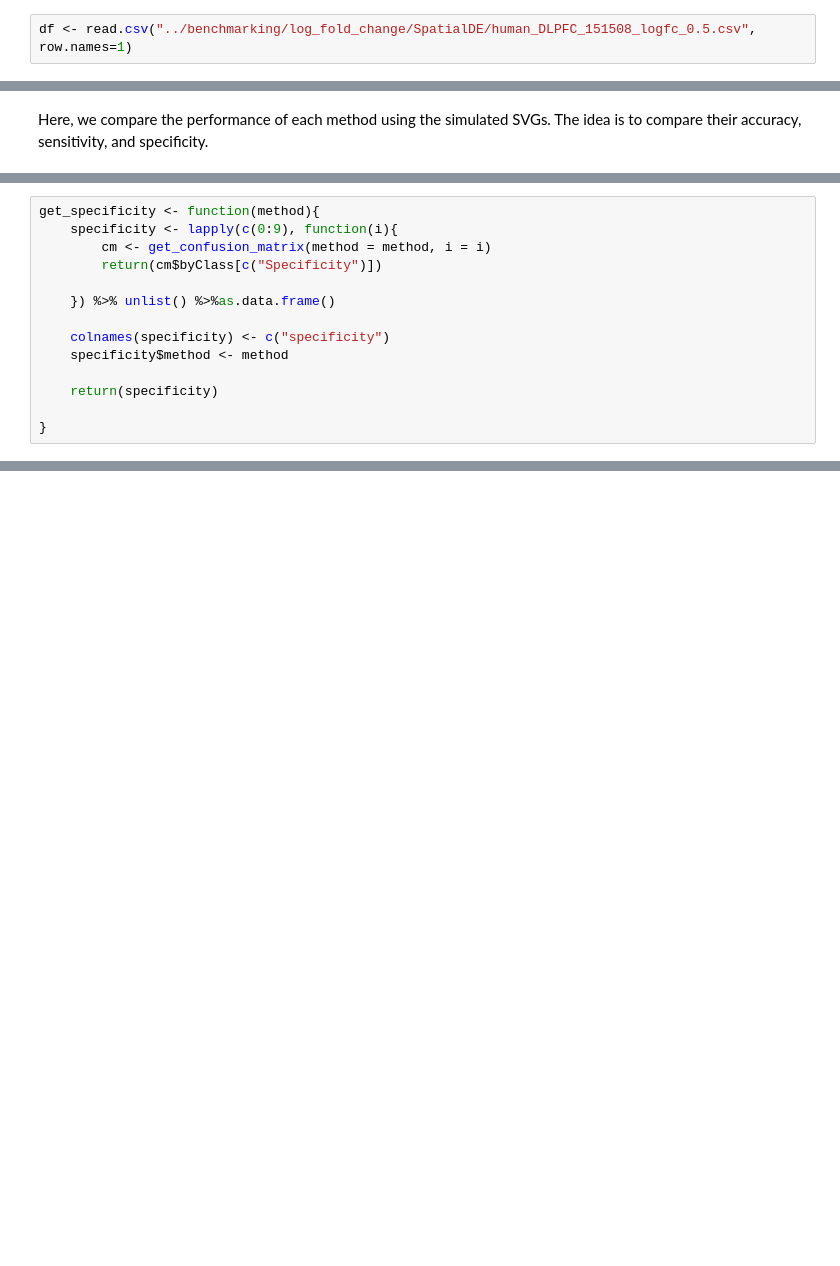
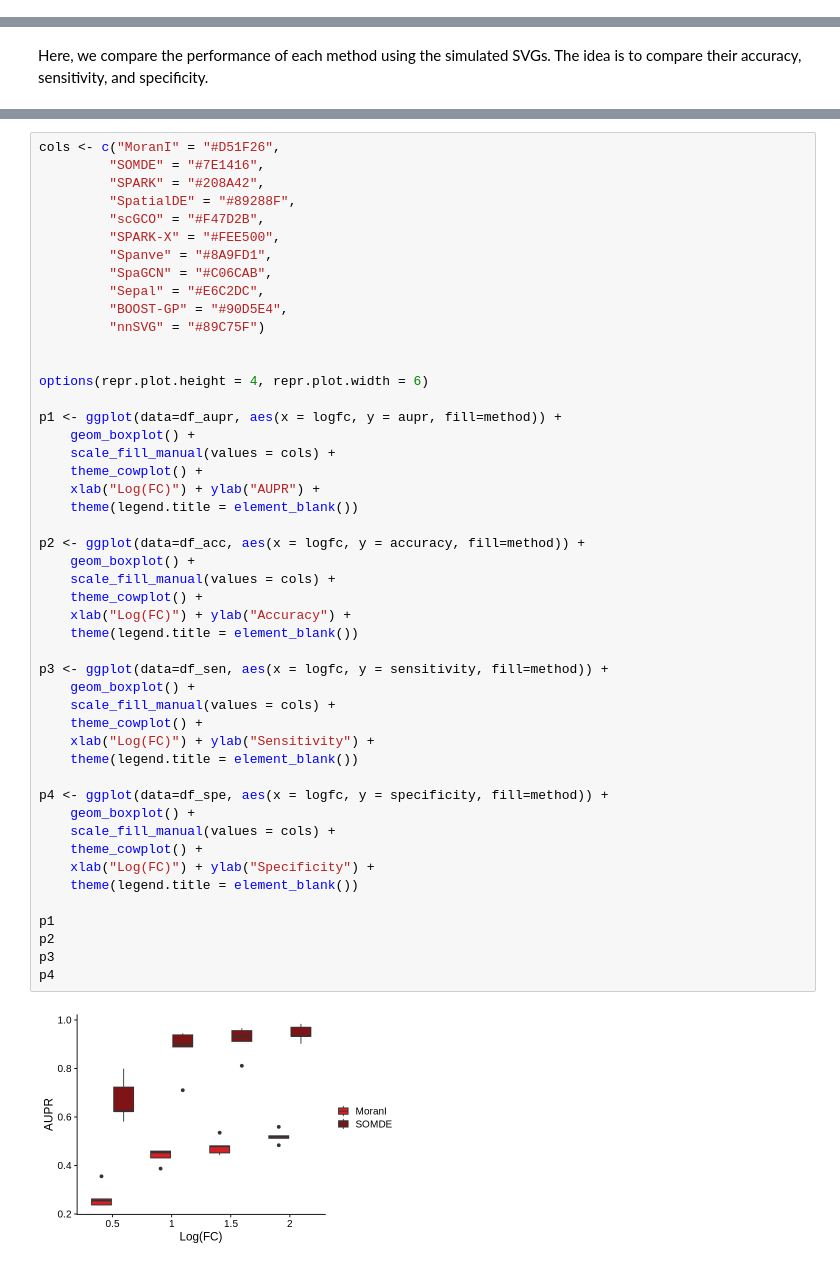
Before and after one commit to pinellolab/SVG_Benchmarking, a Jupyter notebook: performance/02_log_fold_change.ipynb, the cells around one changed output, grey strips where cells are left out. Cells and saved outputs as stored; diff of their text form; blank space fills up the shorter version.

```diff
--- a/performance/02_log_fold_change.ipynb
+++ b/performance/02_log_fold_change.ipynb
@@ -12,5 +12,3 @@ SPATIAL_PATTERNS = c("human_DLPFC_151508",
                      "mouse_cerebellum",
                      "mouse_coronal_slices",
                      "breast_tumor")
-# %%
-df <- read.csv("../benchmarking/log_fold_change/SpatialDE/human_DLPFC_151508_logfc_0.5.csv", row.names=1)
@@ -103,14 +67,0 @@ get_sensitivity <- function(method){
-# %%
-get_specificity <- function(method){
-    specificity <- lapply(c(0:9), function(i){
-        cm <- get_confusion_matrix(method = method, i = i)
-        return(cm$byClass[c("Specificity")])
-
-    }) %>% unlist() %>%as.data.frame()
-
-    colnames(specificity) <- c("specificity")
-    specificity$method <- method
-
-    return(specificity)
-
-}
@@ -168,0 +178,50 @@ A tibble: 11 × 3
+# %%
+cols <- c("MoranI" = "#D51F26",
+         "SOMDE" = "#7E1416",
+         "SPARK" = "#208A42",
+         "SpatialDE" = "#89288F",
+         "scGCO" = "#F47D2B",
+         "SPARK-X" = "#FEE500",
+         "Spanve" = "#8A9FD1",
+         "SpaGCN" = "#C06CAB",
+         "Sepal" = "#E6C2DC",
+         "BOOST-GP" = "#90D5E4",
+         "nnSVG" = "#89C75F")
+
+
+options(repr.plot.height = 4, repr.plot.width = 6)
+
+p1 <- ggplot(data=df_aupr, aes(x = logfc, y = aupr, fill=method)) +
+    geom_boxplot() +
+    scale_fill_manual(values = cols) +
+    theme_cowplot() +
+    xlab("Log(FC)") + ylab("AUPR") +
+    theme(legend.title = element_blank())
+
+p2 <- ggplot(data=df_acc, aes(x = logfc, y = accuracy, fill=method)) +
+    geom_boxplot() +
+    scale_fill_manual(values = cols) +
+    theme_cowplot() +
+    xlab("Log(FC)") + ylab("Accuracy") +
+    theme(legend.title = element_blank())
+
+p3 <- ggplot(data=df_sen, aes(x = logfc, y = sensitivity, fill=method)) +
+    geom_boxplot() +
+    scale_fill_manual(values = cols) +
+    theme_cowplot() +
+    xlab("Log(FC)") + ylab("Sensitivity") +
+    theme(legend.title = element_blank())
+
+p4 <- ggplot(data=df_spe, aes(x = logfc, y = specificity, fill=method)) +
+    geom_boxplot() +
+    scale_fill_manual(values = cols) +
+    theme_cowplot() +
+    xlab("Log(FC)") + ylab("Specificity") +
+    theme(legend.title = element_blank())
+
+p1
+p2
+p3
+p4
+# %% [output]
+[figure, added]
```
Also changed, not shown: parts of 13 cells of this notebook, 2 other files.
